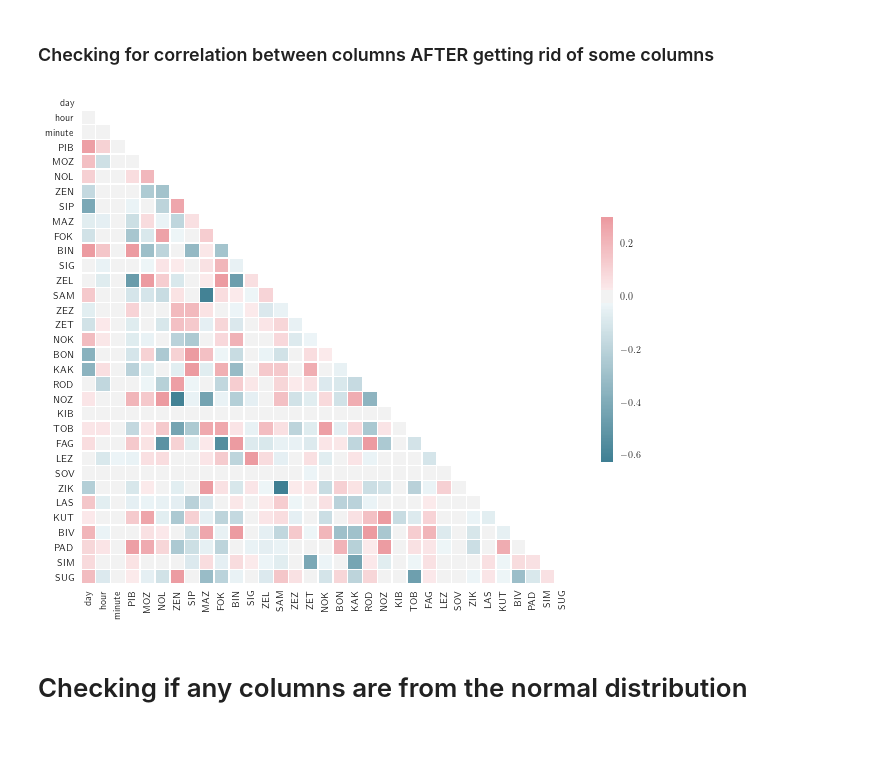
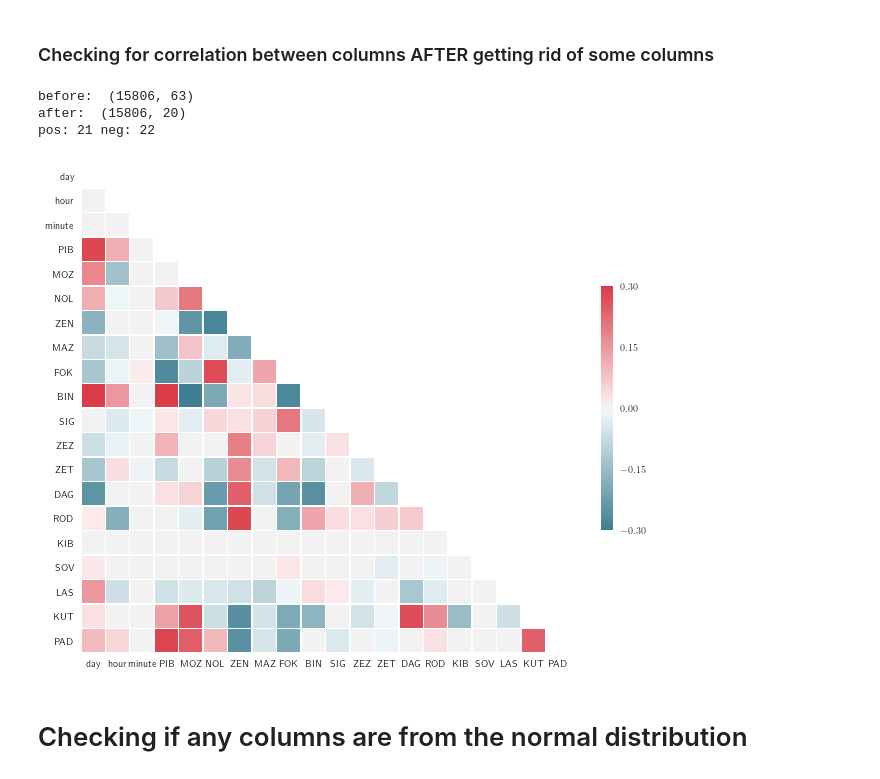
Before and after one commit to Ostyk/Wonka-bar, a Jupyter notebook: code/pipeline.ipynb, the cells around one changed output. Drawn from its saved outputs; the diff is of its cells as text; code cells hidden in the pictures; blank space fills up the shorter version.

Commit message:
correlation fixed +plots

```diff
--- a/code/pipeline.ipynb
+++ b/code/pipeline.ipynb
@@ -26,0 +97,9 @@ df = df.drop(['TIME','GREEN'], axis=1)
+# %%
+
+data = {'2013': {1:25,2:81,3:15}, '2014': {1:28, 2:65, 3:75}, '2015': {1:78,2:91,3:86 }}
+
+df = pd.DataFrame(data)
+
+df.plot(kind='bar')
+
+plt.show()
@@ -43,11 +177,14 @@ corr_heatmap(df)
 # %% [markdown]
 ### Checking for correlation between columns AFTER getting rid of some columns
 # %%
-uncorr_df = correlation(df, 0.4)
+uncorr_df, deleted_columns = correlation(df, 0.31)
 X = np.array(uncorr_df)
 corr_heatmap(uncorr_df)
 # %% [output]
+before:  (15806, 63)
+after:  (15806, 20)
+pos: 21 neg: 22
-[figure, old version]
+[figure, new version]
 # %% [markdown]
 # Checking if any columns are from the normal distribution
 # %%
```
Also changed, not shown: parts of 27 cells of this notebook, 4 other files.
